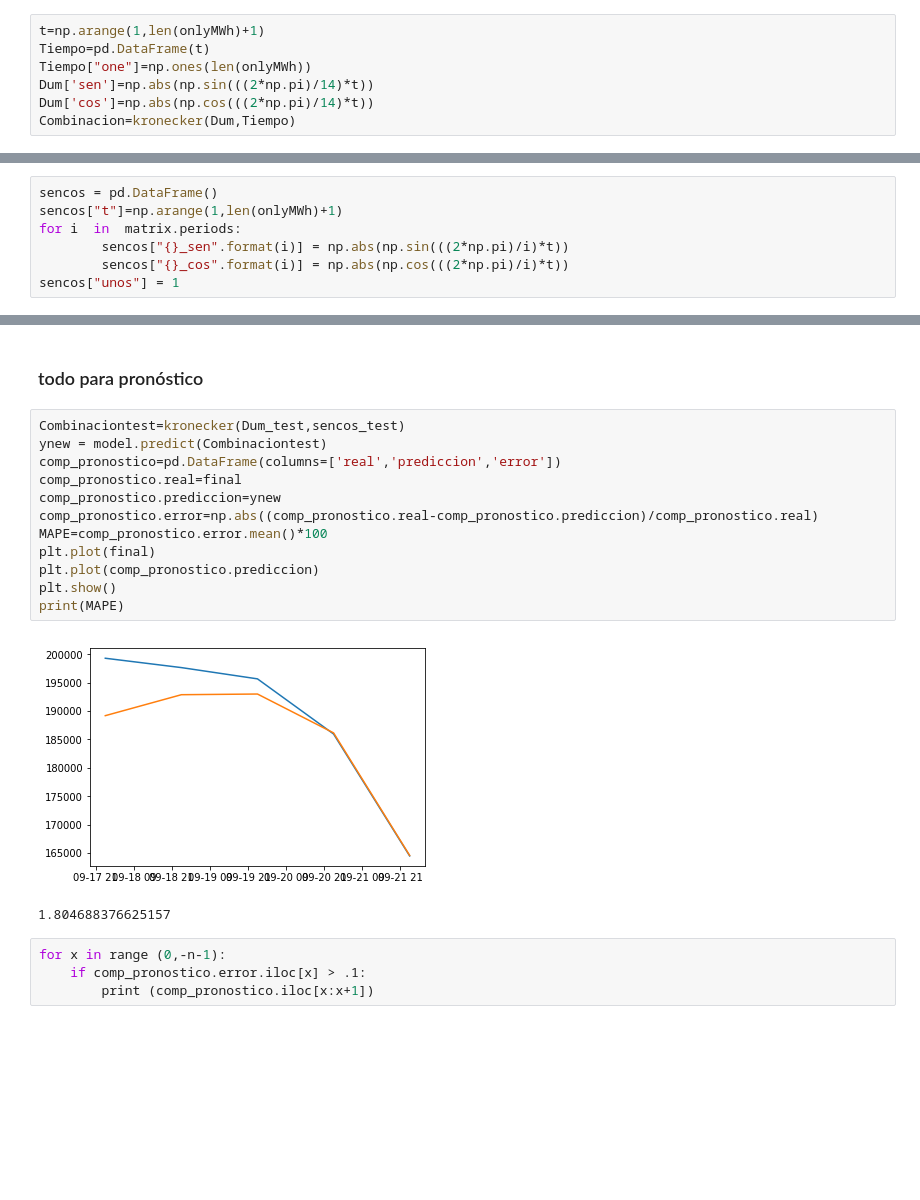
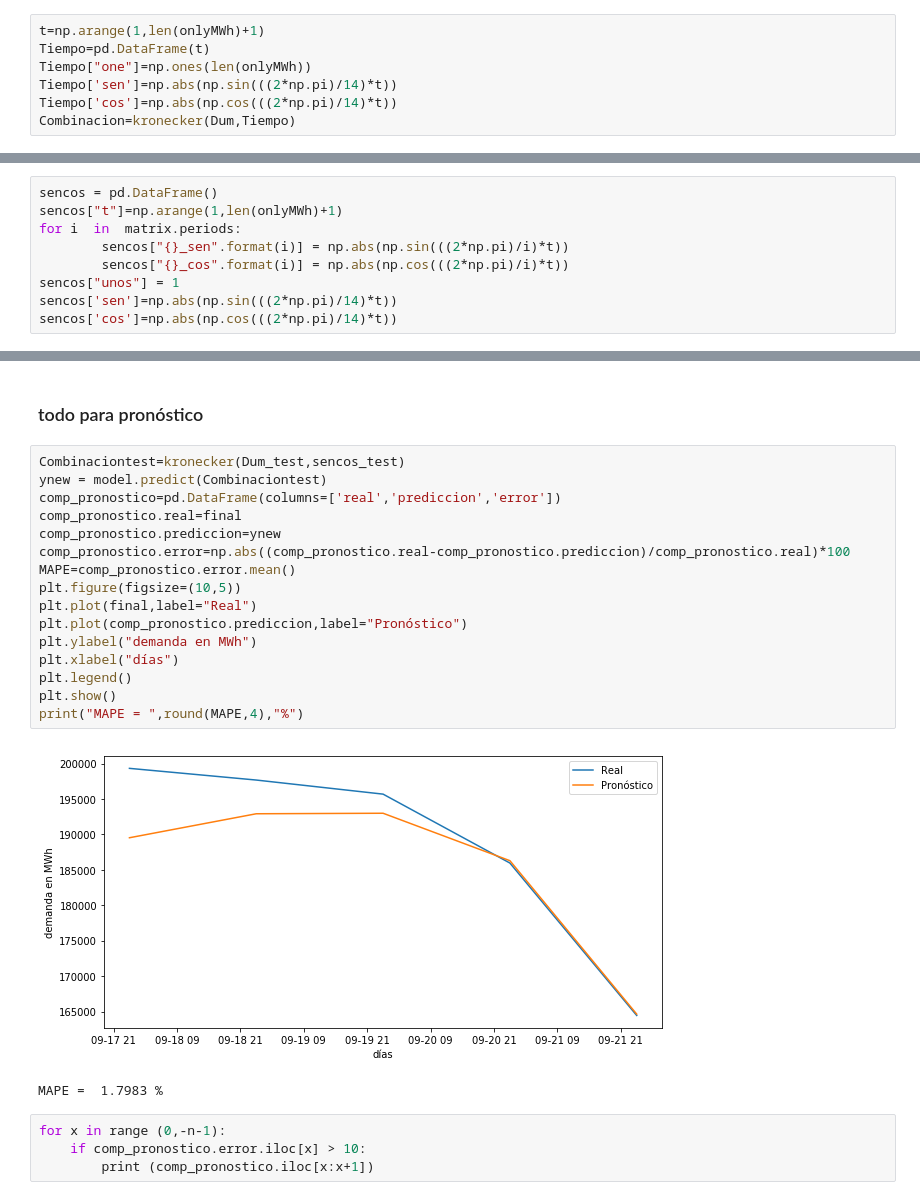
Before and after one commit to ramirezdiana/Forecast-with-fourier, a Jupyter notebook: Final con todos los festivos.ipynb, the cells around one changed output, grey strips where cells are left out. Drawn from its saved outputs; the diff is of its cells as text; blank space fills up the shorter version.

```diff
--- a/Final con todos los festivos.ipynb
+++ b/Final con todos los festivos.ipynb
@@ -145,8 +145,8 @@ Al ver la decomposición, se puede ver por la forma que fourier debe estblecerse
 t=np.arange(1,len(onlyMWh)+1)
 Tiempo=pd.DataFrame(t)
 Tiempo["one"]=np.ones(len(onlyMWh))
-Dum['sen']=np.abs(np.sin(((2*np.pi)/14)*t))
-Dum['cos']=np.abs(np.cos(((2*np.pi)/14)*t))
+Tiempo['sen']=np.abs(np.sin(((2*np.pi)/14)*t))
+Tiempo['cos']=np.abs(np.cos(((2*np.pi)/14)*t))
 Combinacion=kronecker(Dum,Tiempo)
 # %%
 model = LinearRegression()
@@ -216,6 +223,8 @@ for i  in  matrix.periods:
         sencos["{}_sen".format(i)] = np.abs(np.sin(((2*np.pi)/i)*t))
         sencos["{}_cos".format(i)] = np.abs(np.cos(((2*np.pi)/i)*t))
 sencos["unos"] = 1
+sencos['sen']=np.abs(np.sin(((2*np.pi)/14)*t))
+sencos['cos']=np.abs(np.cos(((2*np.pi)/14)*t))
 # %%
 sencos_test=sencos[n:]
 sencos_train=sencos[0:n]
@@ -278,21 +271,25 @@ plot(fig)
 # %%
 Combinaciontest=kronecker(Dum_test,sencos_test)
 ynew = model.predict(Combinaciontest)
 comp_pronostico=pd.DataFrame(columns=['real','prediccion','error'])
 comp_pronostico.real=final
 comp_pronostico.prediccion=ynew
-comp_pronostico.error=np.abs((comp_pronostico.real-comp_pronostico.prediccion)/comp_pronostico.real)
-MAPE=comp_pronostico.error.mean()*100
-plt.plot(final)
-plt.plot(comp_pronostico.prediccion)
+comp_pronostico.error=np.abs((comp_pronostico.real-comp_pronostico.prediccion)/comp_pronostico.real)*100
+MAPE=comp_pronostico.error.mean()
+plt.figure(figsize=(10,5))
+plt.plot(final,label="Real")
+plt.plot(comp_pronostico.prediccion,label="Pronóstico")
+plt.ylabel("demanda en MWh")
+plt.xlabel("días")
+plt.legend()
 plt.show()
-print(MAPE)
+print("MAPE = ",round(MAPE,4),"%")
 # %% [output]
-[figure, old version]
+[figure, new version]
-1.804688376625157
+MAPE =  1.7983 %
 # %%
 for x in range (0,-n-1):
-    if comp_pronostico.error.iloc[x] > .1:
+    if comp_pronostico.error.iloc[x] > 10:
         print (comp_pronostico.iloc[x:x+1])
 # %%
 comp_pronostico
```
Also changed, not shown: parts of 8 cells of this notebook, 3 other files.
